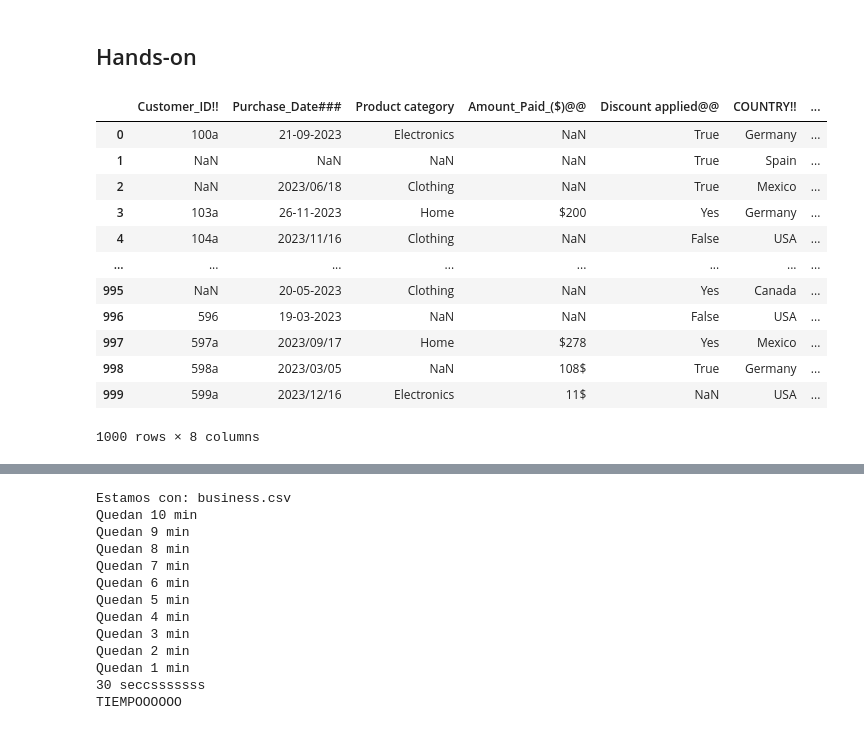
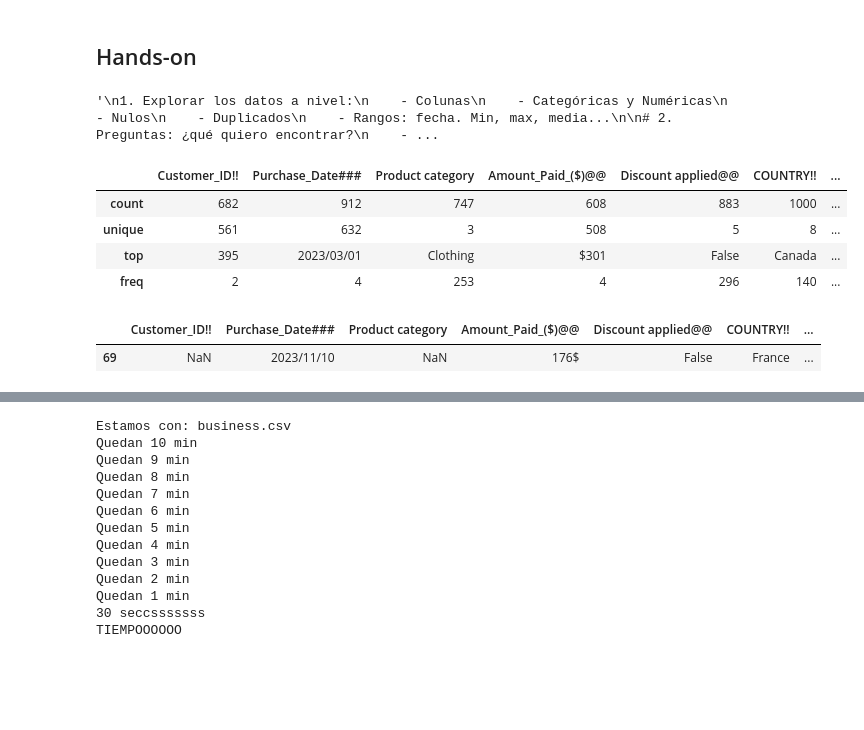
Before and after one commit to OscarFraile/EVOLVE, a Jupyter notebook: Fernando_Costa/Notebooks/pre/5.1.1 - Pandas III - Aggregation & combination.ipynb, the cells around one changed output, grey strips where cells are left out. Cells and saved outputs as stored; diff of their text form; code cells hidden in the pictures; blank space fills up the shorter version.

```diff
--- a/Fernando_Costa/Notebooks/pre/5.1.1 - Pandas III - Aggregation & combination.ipynb
+++ b/Fernando_Costa/Notebooks/pre/5.1.1 - Pandas III - Aggregation & combination.ipynb
@@ -748,17 +755,43 @@ pd.crosstab(df["Department"],  df["EducationField"])
+# %%
+"""
+1. Explorar los datos a nivel:
+    - Colunas
+    - Categóricas y Numéricas
+    - Nulos
+    - Duplicados
+    - Rangos: fecha. Min, max, media...
+
+# 2. Preguntas: ¿qué quiero encontrar?
+    - Preguntas de "negocio": valores medios por categoría, de aquellos clientes que cumplen X condición, cuántos cumplen esta otra...
+    - ¿Cómo resumirla?: 10.000 filas a tener
+
+# 3. Limpieza
+    - Duplicados
+    - Nulos (?)
+        - imputación -> interpolación
+        - time series
+        -
+    - Fechas
+    - Strings: intentamos agrupar
+    [...]
+    -
+
+# 4. Describir
+    - Descriptivos
+"""
+# %% [output]
+'\n1. Explorar los datos a nivel:\n    - Colunas\n    - Categóricas y Numéricas\n    - Nulos\n    - Duplicados\n    - Rangos: fecha. Min, max, media...\n\n# 2. Preguntas: ¿qué quiero encontrar?\n    - ...
 # %%
 df = pd.read_csv("../datasets/business.csv")
-df
+df.describe()
 # %% [output]
 |  | Customer_ID!! | Purchase_Date### | Product category | Amount_Paid_($)@@ | Discount applied@@ | COUNTRY!! | ... |
-| 0 | 100a | 21-09-2023 | Electronics | NaN | True | Germany | ... |
-| 1 | NaN | NaN | NaN | NaN | True | Spain | ... |
-| 2 | NaN | 2023/06/18 | Clothing | NaN | True | Mexico | ... |
-| 3 | 103a | 26-11-2023 | Home | $200 | Yes | Germany | ... |
-| 4 | 104a | 2023/11/16 | Clothing | NaN | False | USA | ... |
-| ... | ... | ... | ... | ... | ... | ... | ... |
-| 995 | NaN | 20-05-2023 | Clothing | NaN | Yes | Canada | ... |
-| 996 | 596 | 19-03-2023 | NaN | NaN | False | USA | ... |
-| 997 | 597a | 2023/09/17 | Home | $278 | Yes | Mexico | ... |
-| 998 | 598a | 2023/03/05 | NaN | 108$ | True | Germany | ... |
-| 999 | 599a | 2023/12/16 | Electronics | 11$ | NaN | USA | ... |
+| count | 682 | 912 | 747 | 608 | 883 | 1000 | ... |
+| unique | 561 | 632 | 3 | 508 | 5 | 8 | ... |
+| top | 395 | 2023/03/01 | Clothing | $301 | False | Canada | ... |
+| freq | 2 | 4 | 253 | 4 | 296 | 140 | ... |
-1000 rows × 8 columns
+# %%
+df.sample()
+# %% [output]
+|  | Customer_ID!! | Purchase_Date### | Product category | Amount_Paid_($)@@ | Discount applied@@ | COUNTRY!! | ... |
+| 69 | NaN | 2023/11/10 | NaN | 176$ | False | France | ... |
```
Also changed, not shown: parts of 34 cells of this notebook.
